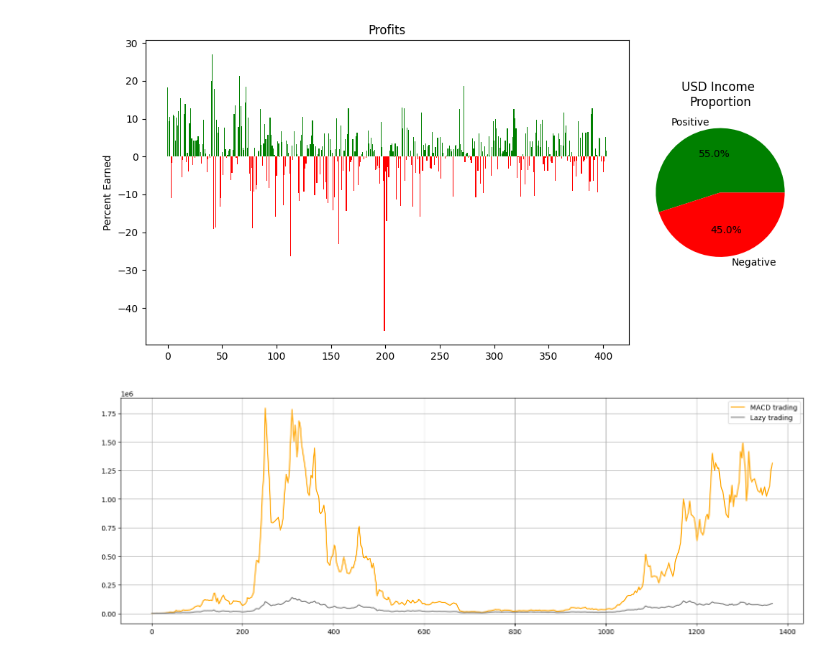
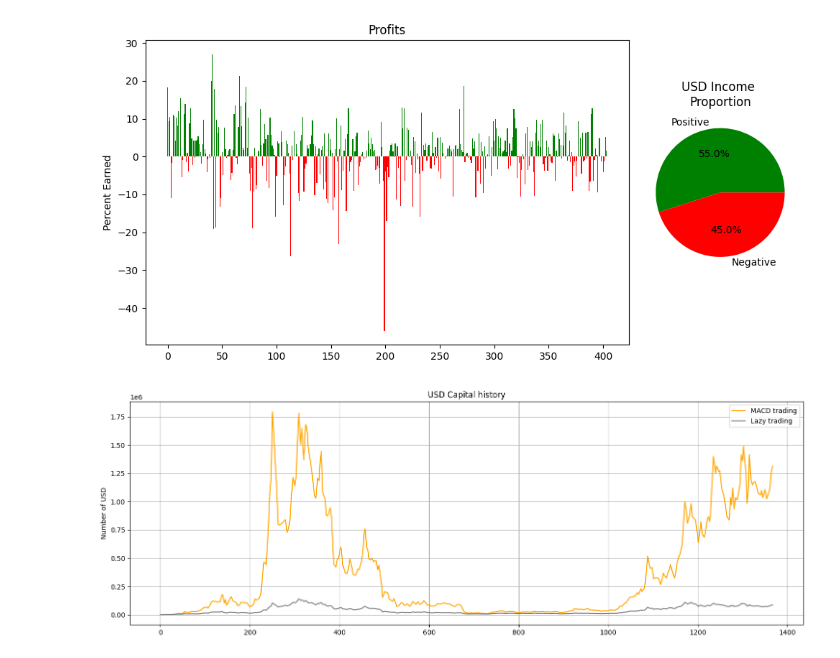
Before and after one commit to ZussmanFranz/Politechnika_Gdanska, a Jupyter notebook: Sem4/MN/project1/project1.ipynb, the cells around one changed output. Saved outputs shown, nothing was run; the diff lists cells and outputs as text; code cells hidden in the pictures.

```diff
--- a/Sem4/MN/project1/project1.ipynb
+++ b/Sem4/MN/project1/project1.ipynb
@@ -325,20 +327,17 @@ for i in range(0, len(records_indexes)):
 # %%
 # Was it worth it?
 
 lazy_values_USD = []
 
 for record in records_indexes:
     lazy_values_USD.append(close_data[record] * start_capital_SOL)
 
+# Profit made by the algorithm
 profit_over_lazy = [not_lazy - lazy for not_lazy,lazy in zip(usd_history, lazy_values_USD)]
 
-plt.figure(figsize=(18, 6))
-plt.plot(records_indexes, usd_history, color='orange', label='MACD trading')
-plt.plot(records_indexes, lazy_values_USD, color='gray', label='Lazy trading')
-plt.legend()
-plt.grid()
+plot_USD_capital_history(plt, records_indexes, usd_history, lazy_values_USD, (18,6))
 # %% [output]
-[figure, old version]
+[figure, new version]
 # %%
 # Final results
 start_USD = int(capital_history[0] * close_data[records_indexes[0]])
```
Also changed, not shown: parts of 5 cells of this notebook.
